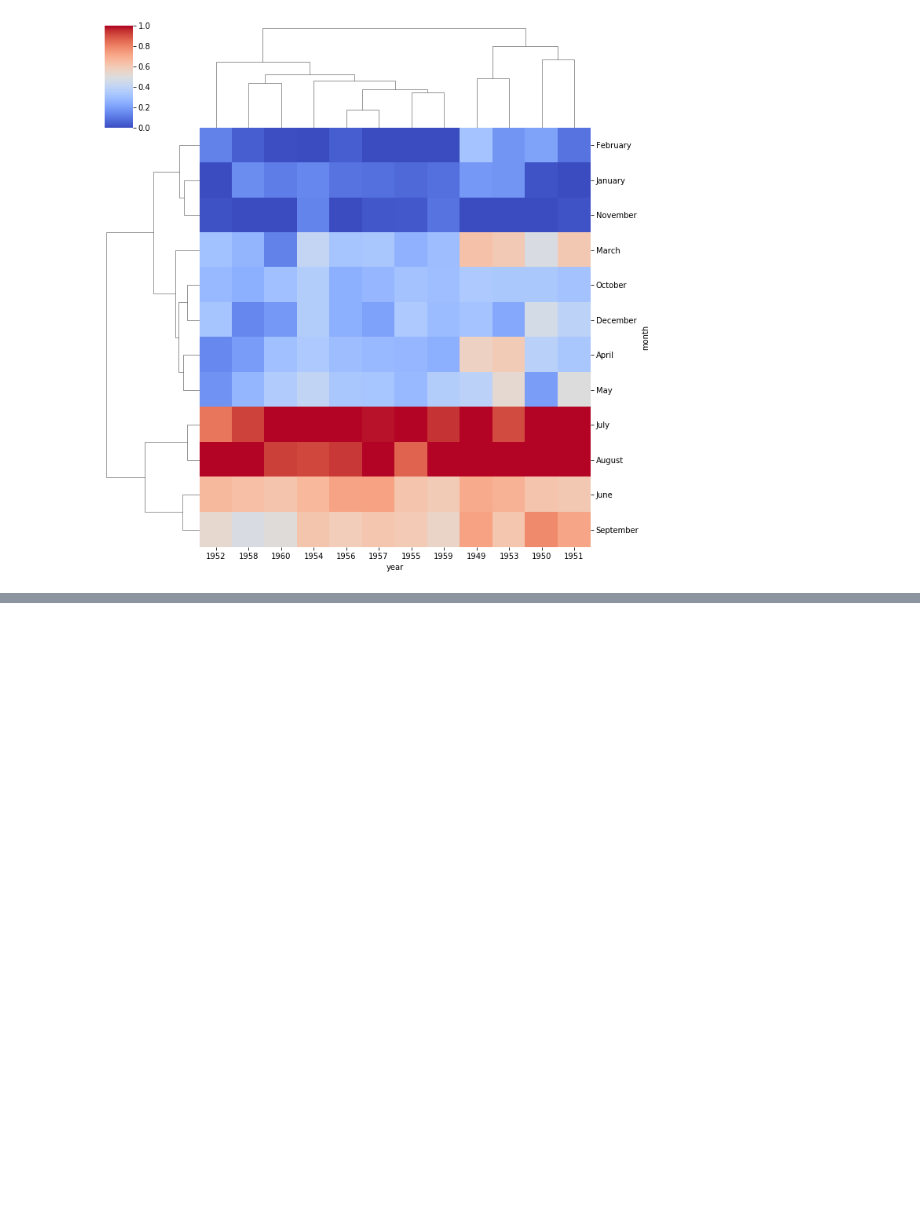
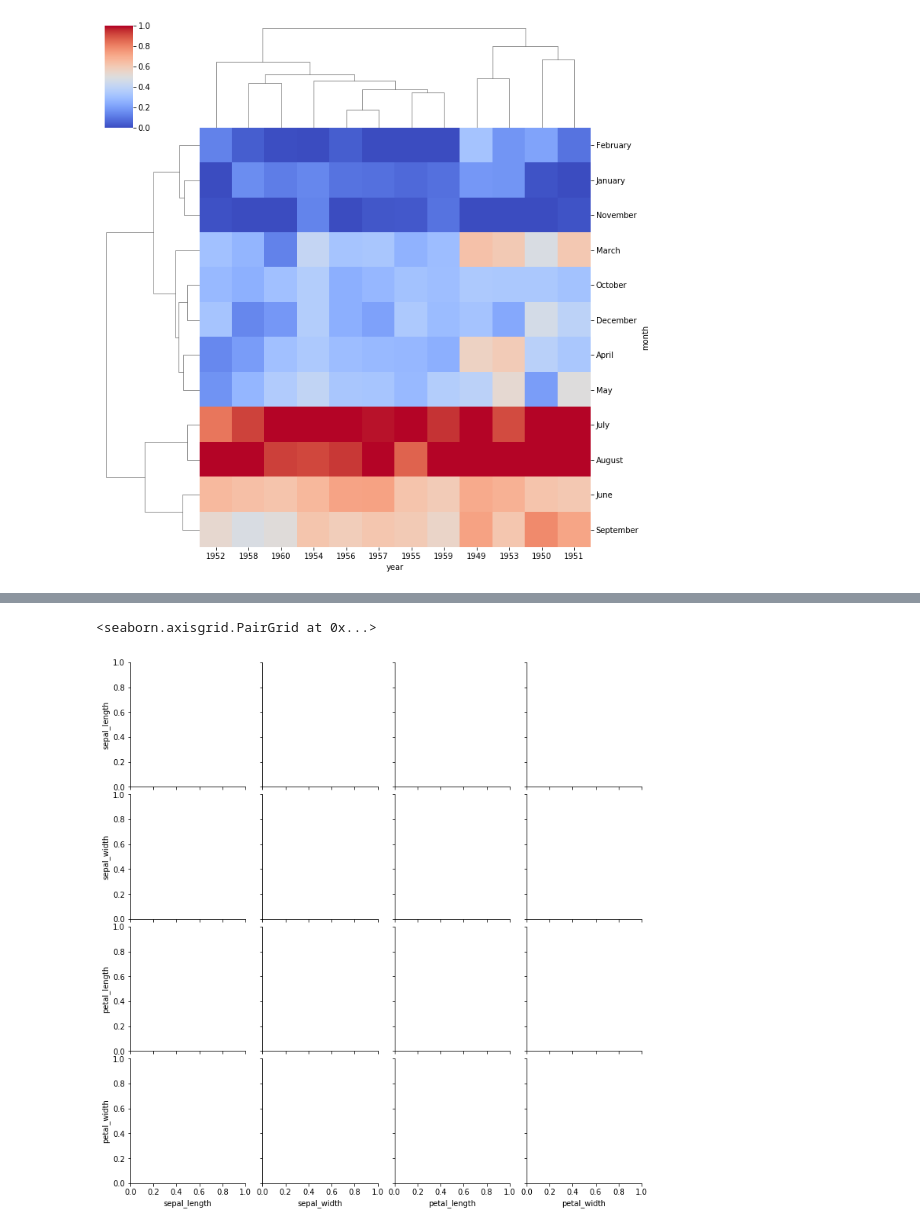
Before and after one commit to sigitp-git/miscell-pydsml, a Jupyter notebook: Seaborn/Seaborn-basics.ipynb, the cells around one changed output, grey strips where cells are left out. Cells and saved outputs as stored; diff of their text form; code cells hidden in the pictures; blank space fills up the shorter version.

```diff
--- a/Seaborn/Seaborn-basics.ipynb
+++ b/Seaborn/Seaborn-basics.ipynb
@@ -424,0 +454,5 @@ sns.clustermap(flights_matrix, cmap='coolwarm', standard_scale=1)
+# %%
+sns.PairGrid(iris)
+# %% [output]
+<seaborn.axisgrid.PairGrid at 0x...>
+[figure, added]
```
Also changed, not shown: parts of 11 cells of this notebook.
